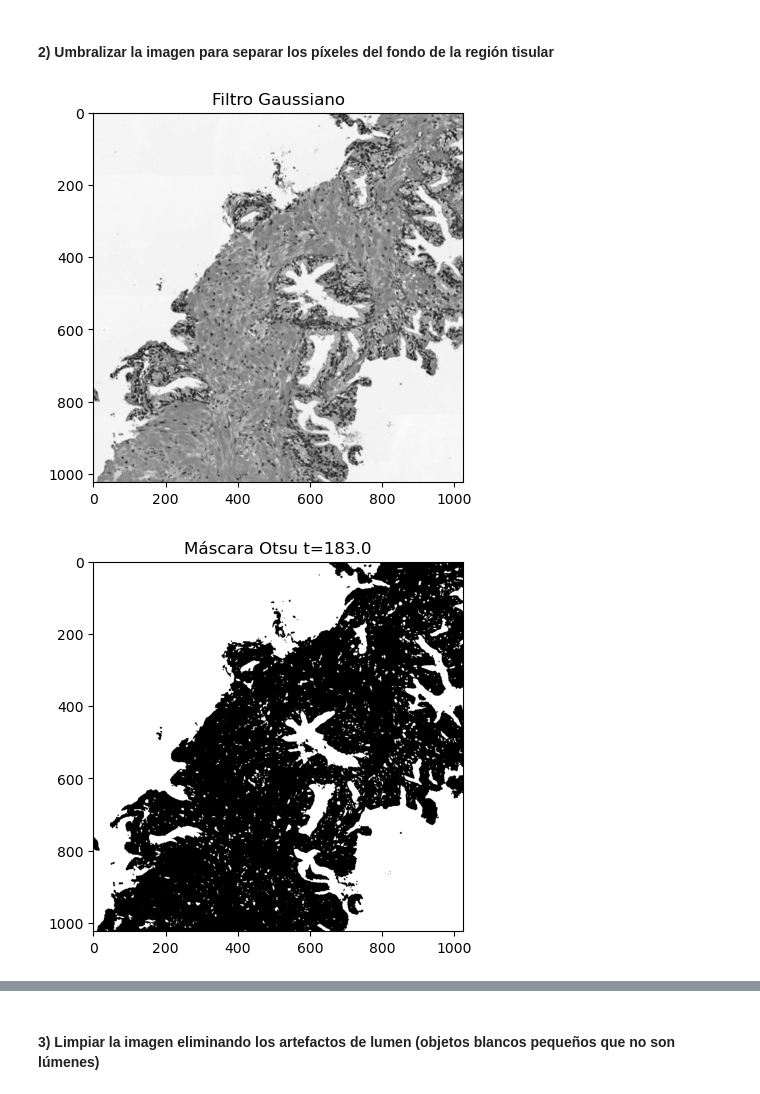
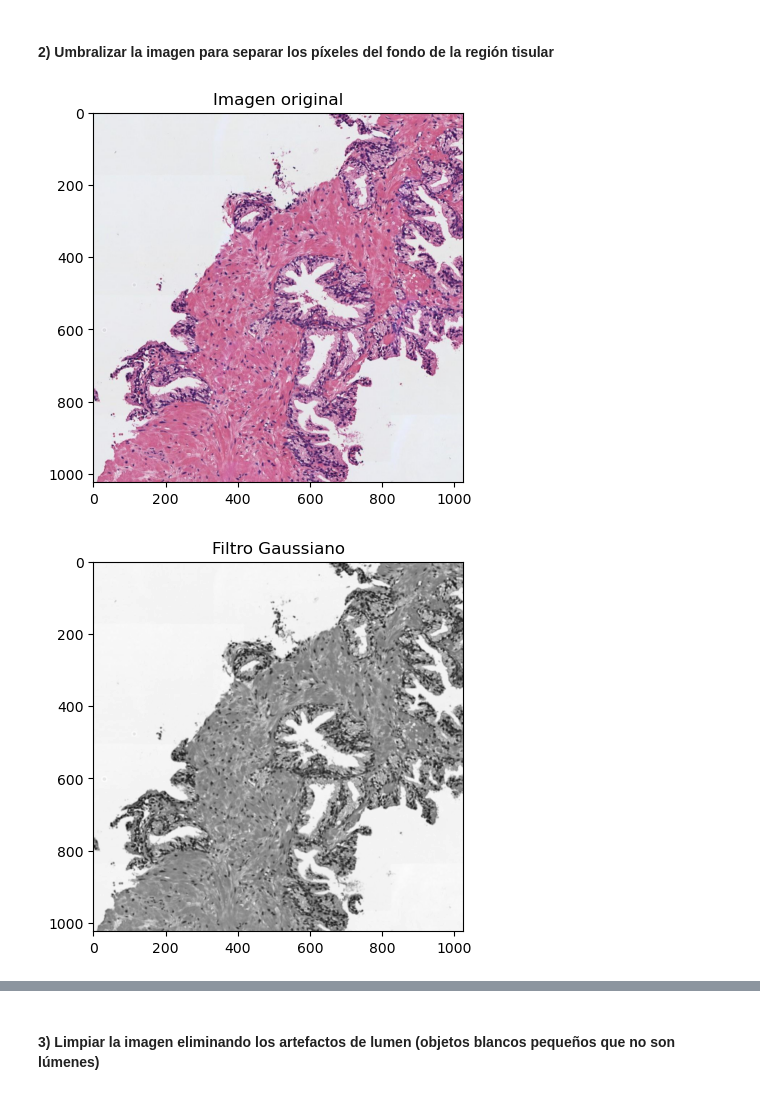
Before and after one commit to Astolfo2332/VIU_act, a Jupyter notebook: supervisado/Actividad_Computer_Vision_C1_Miguel_Lopez_Velez.ipynb, the cells around one changed output, grey strips where cells are left out. Cells and saved outputs as stored; diff of their text form; code cells hidden in the pictures.

```diff
--- a/supervisado/Actividad_Computer_Vision_C1_Miguel_Lopez_Velez.ipynb
+++ b/supervisado/Actividad_Computer_Vision_C1_Miguel_Lopez_Velez.ipynb
@@ -80,24 +80,39 @@ plt.show()
 # %%
 # Aplicar un filtro gaussiano de tamaño 5x5 y después utilizar el método de Otsu de manera que
 # los píxeles correspondientes al lumen y al background de la imagen sean 1s y el resto de los píxeles tengan un valor de 0.
 # Nota: Recordar que el método de Otsu requiere como input una imagen en el rango [0-255] en formato "uint8".
 # Visualizar la máscara resultante
 
 from cv2 import GaussianBlur
 
-gauss = GaussianBlur(img, (5, 5), 0)
+def zone_extraction(img_path):
+    image = io.imread(img_path)
 
-plt.title('Filtro Gaussiano')
-plt.imshow(gauss, cmap='gray')
-plt.show()
+    plt.title("Imagen original")
+    plt.imshow(image)
+    plt.show()
 
-t, mask = cv2.threshold(gauss, 0, 1,cv2.THRESH_OTSU)
-#Se convierte a boleano
-mask = mask == 1
+    image_uint8 = (image).astype('uint8')
 
-plt.title('Máscara Otsu t=' + str(t))
-plt.imshow(mask, cmap='gray')
-plt.show()
+    img = cv2.cvtColor(image_uint8, cv2.COLOR_RGB2GRAY)
+
+    gauss = GaussianBlur(img, (5, 5), 0)
+
+    plt.title('Filtro Gaussiano')
+    plt.imshow(gauss, cmap='gray')
+    plt.show()
+
+    t, mask = cv2.threshold(gauss, 0, 1,cv2.THRESH_OTSU)
+    #Se convierte a boleano
+    mask = mask == 1
+
+    plt.title('Máscara Otsu t=' + str(t))
+    plt.imshow(mask, cmap='gray')
+    plt.show()
+
+    return mask, img
+
+mask, img = zone_extraction("imgs/histo_1.jpg")
 # %% [output]
-[figure, old version]
+[figure, new version]
-[figure, old version]
+[figure, new version]
```
Also changed, not shown: parts of 1 cell of this notebook.
